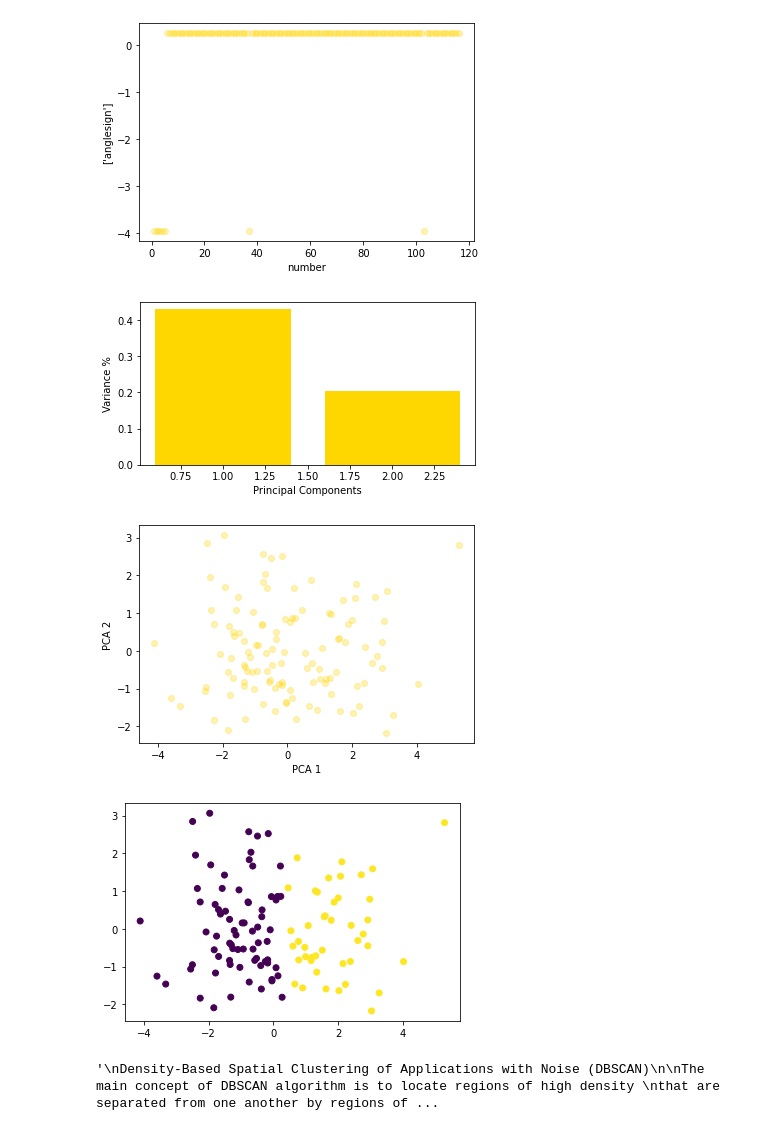
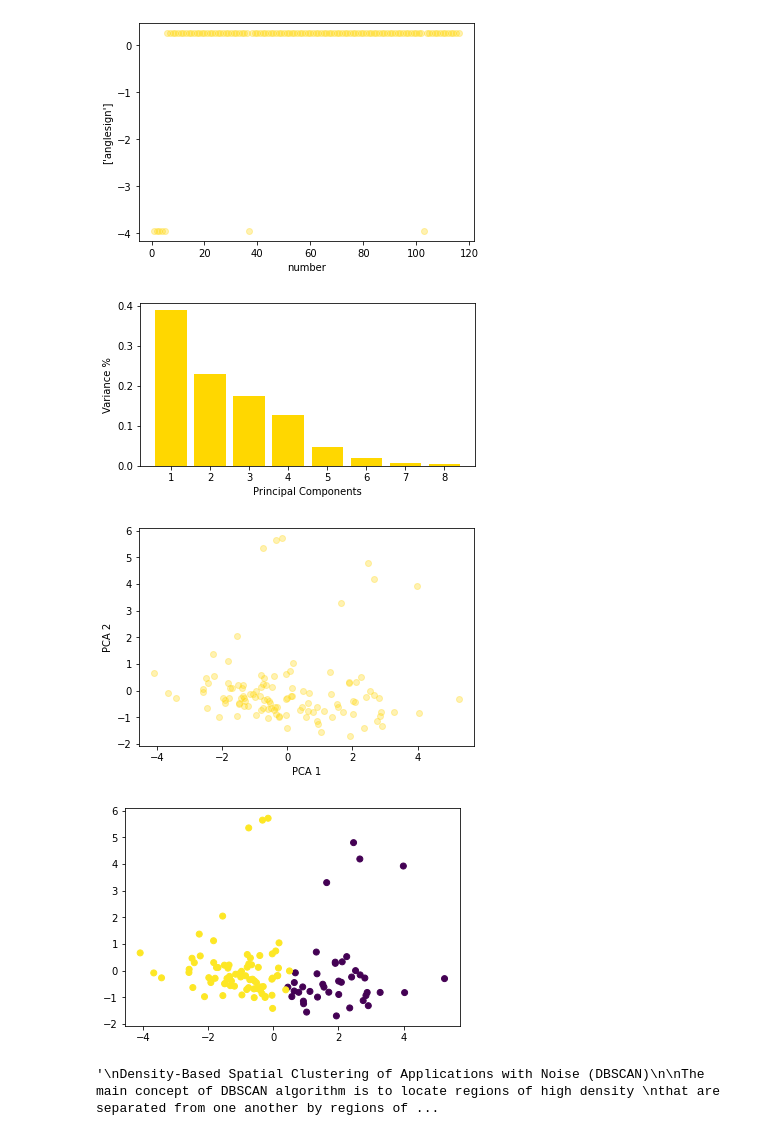
Before and after one commit to AnnaPaulish/Unsupervised_detection_methods, a Jupyter notebook: clustering_mice_08.ipynb, the cells around one changed output. Saved outputs shown, nothing was run; the diff lists cells and outputs as text; code cells hidden in the pictures.

```diff
--- a/clustering_mice_08.ipynb
+++ b/clustering_mice_08.ipynb
@@ -237,8 +237,8 @@ plt.show()
 # %%
 from sklearn.decomposition import PCA
 
-# PCA Projection to 3D
-pca = PCA(n_components=2)
+# PCA Projection to 2D
+pca = PCA(n_components=8)
 principalComponents = pca.fit_transform(x1)
 
 # Putting components in a dataframe for later
@@ -256,25 +256,25 @@ plt.ylabel('Variance %')
 
 plt.show()
 # %% [output]
-[figure, old version]
+[figure, new version]
 # %%
 plt.scatter(PCA_components[0], PCA_components[1], alpha=.3, color='gold')
 plt.xlabel('PCA 1')
 plt.ylabel('PCA 2')
 plt.show()
 # %% [output]
-[figure, old version]
+[figure, new version]
 # %%
 from sklearn.cluster import KMeans
 
-model = KMeans(n_clusters=2)
-model.fit(PCA_components.iloc[:,:2])
+model = KMeans(n_clusters=2,random_state=42, n_init=200)
+model.fit_predict(features_noise)
 
-labels = model.predict(PCA_components.iloc[:,:2])
+labels = model.labels_
 plt.scatter(PCA_components[0], PCA_components[1], c=labels)
 plt.show()
 # %% [output]
-[figure, old version]
+[figure, new version]
 # %%
 '''
 Density-Based Spatial Clustering of Applications with Noise (DBSCAN)
```
Also changed, not shown: parts of 13 cells of this notebook.
